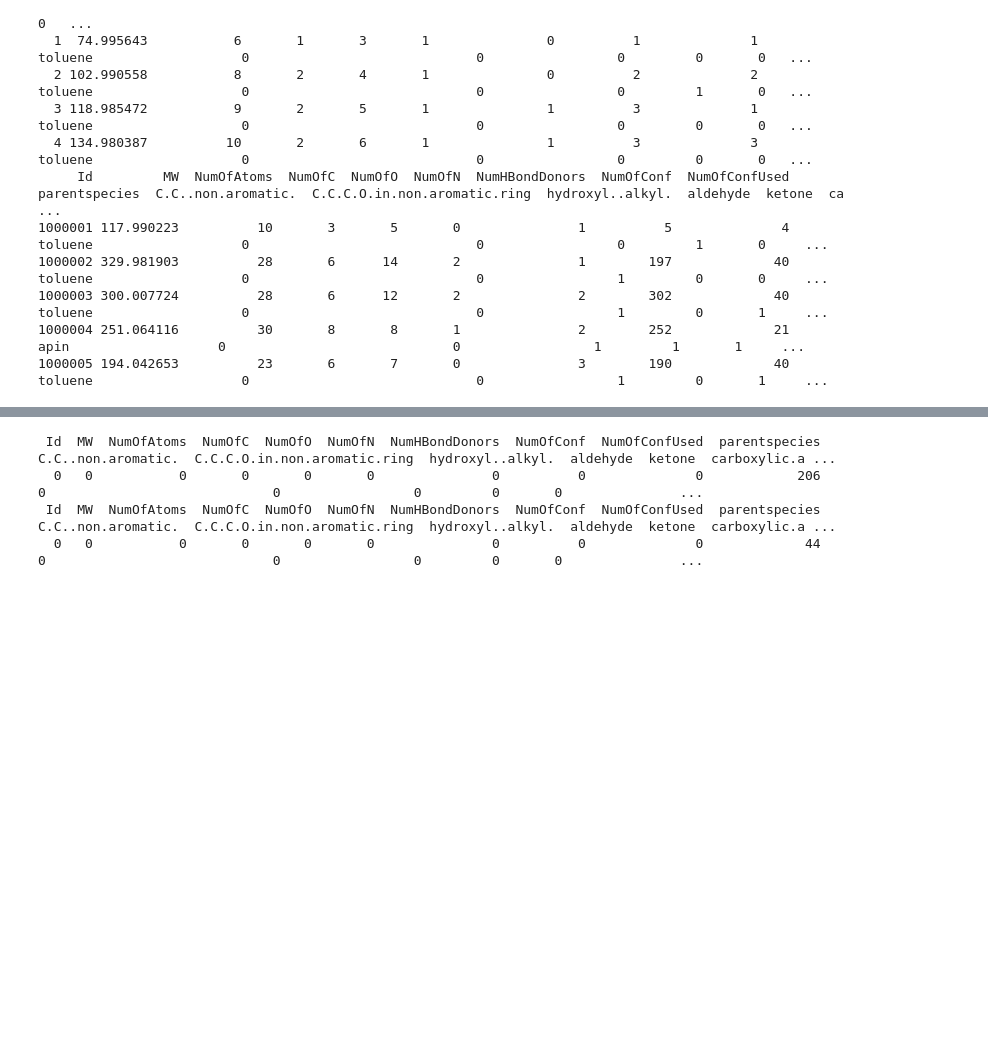
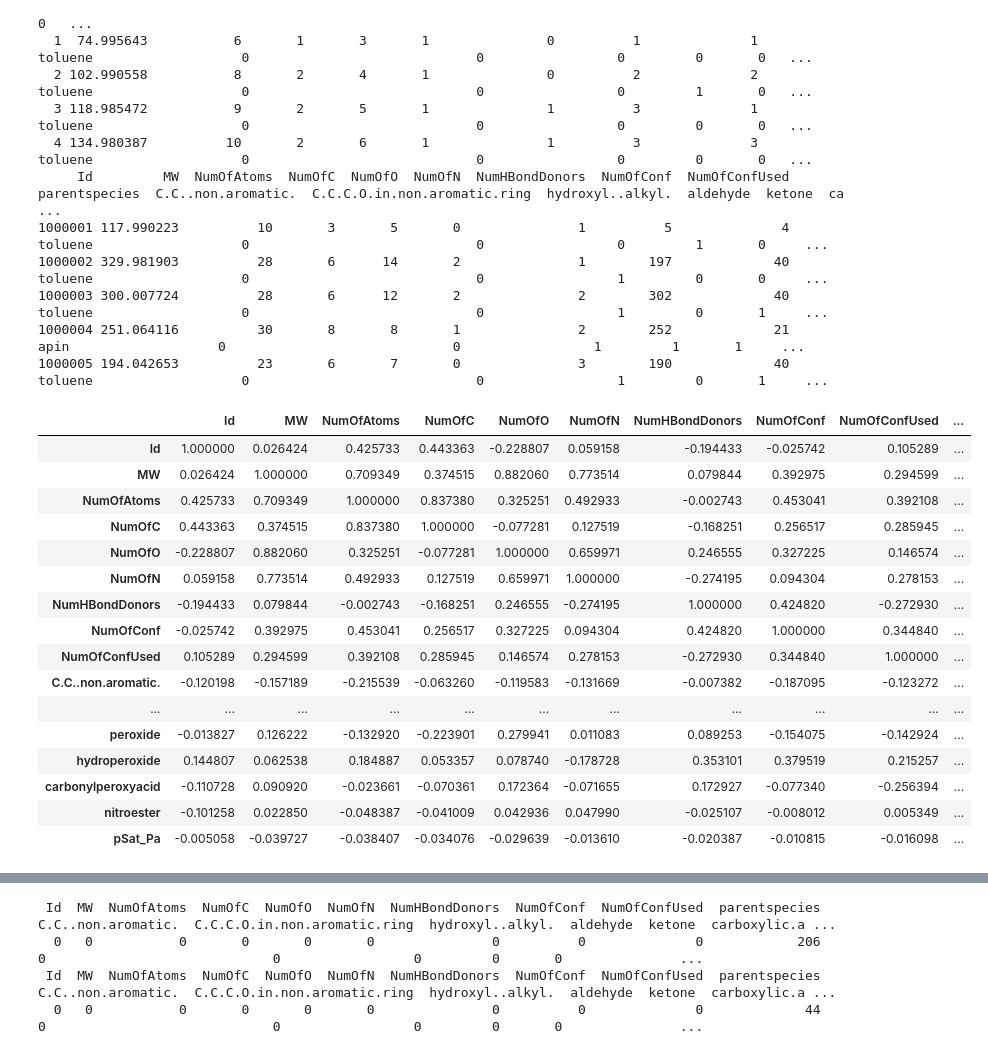
Before and after one commit to mventonen/ml-term-project, a Jupyter notebook: mlproject1.ipynb, the cells around one changed output, grey strips where cells are left out. Saved outputs shown, nothing was run; the diff lists cells and outputs as text; code cells hidden in the pictures; blank space fills up the shorter version.

```diff
--- a/mlproject1.ipynb
+++ b/mlproject1.ipynb
@@ -28,3 +28,30 @@ print(test_df.head().to_string(index=False))
 1000003 300.007724          28       6      12       2               2        302             40       toluene                   0                             0                 1         0       1     ...
 1000004 251.064116          30       8       8       1               2        252             21          apin                   0                             0                 1         1       1     ...
 1000005 194.042653          23       6       7       0               3        190             40       toluene                   0                             0                 1         0       1     ...
+# %%
+# Check correlation matrix train
+
+train_no_parent_species = train_df.drop("parentspecies",axis=1)
+
+rs = np.random.RandomState(0)
+df = pd.DataFrame(rs.rand(10, 10))
+corr = train_no_parent_species.corr()
+corr.style.background_gradient(cmap='coolwarm')
+# %% [output]
+|  | Id | MW | NumOfAtoms | NumOfC | NumOfO | NumOfN | NumHBondDonors | NumOfConf | NumOfConfUsed | ... |
+| Id | 1.000000 | 0.026424 | 0.425733 | 0.443363 | -0.228807 | 0.059158 | -0.194433 | -0.025742 | 0.105289 | ... |
+| MW | 0.026424 | 1.000000 | 0.709349 | 0.374515 | 0.882060 | 0.773514 | 0.079844 | 0.392975 | 0.294599 | ... |
+| NumOfAtoms | 0.425733 | 0.709349 | 1.000000 | 0.837380 | 0.325251 | 0.492933 | -0.002743 | 0.453041 | 0.392108 | ... |
+| NumOfC | 0.443363 | 0.374515 | 0.837380 | 1.000000 | -0.077281 | 0.127519 | -0.168251 | 0.256517 | 0.285945 | ... |
+| NumOfO | -0.228807 | 0.882060 | 0.325251 | -0.077281 | 1.000000 | 0.659971 | 0.246555 | 0.327225 | 0.146574 | ... |
+| NumOfN | 0.059158 | 0.773514 | 0.492933 | 0.127519 | 0.659971 | 1.000000 | -0.274195 | 0.094304 | 0.278153 | ... |
+| NumHBondDonors | -0.194433 | 0.079844 | -0.002743 | -0.168251 | 0.246555 | -0.274195 | 1.000000 | 0.424820 | -0.272930 | ... |
+| NumOfConf | -0.025742 | 0.392975 | 0.453041 | 0.256517 | 0.327225 | 0.094304 | 0.424820 | 1.000000 | 0.344840 | ... |
+| NumOfConfUsed | 0.105289 | 0.294599 | 0.392108 | 0.285945 | 0.146574 | 0.278153 | -0.272930 | 0.344840 | 1.000000 | ... |
+| C.C..non.aromatic. | -0.120198 | -0.157189 | -0.215539 | -0.063260 | -0.119583 | -0.131669 | -0.007382 | -0.187095 | -0.123272 | ... |
+| ... | ... | ... | ... | ... | ... | ... | ... | ... | ... | ... |
+| peroxide | -0.013827 | 0.126222 | -0.132920 | -0.223901 | 0.279941 | 0.011083 | 0.089253 | -0.154075 | -0.142924 | ... |
+| hydroperoxide | 0.144807 | 0.062538 | 0.184887 | 0.053357 | 0.078740 | -0.178728 | 0.353101 | 0.379519 | 0.215257 | ... |
+| carbonylperoxyacid | -0.110728 | 0.090920 | -0.023661 | -0.070361 | 0.172364 | -0.071655 | 0.172927 | -0.077340 | -0.256394 | ... |
+| nitroester | -0.101258 | 0.022850 | -0.048387 | -0.041009 | 0.042936 | 0.047990 | -0.025107 | -0.008012 | 0.005349 | ... |
+| pSat_Pa | -0.005058 | -0.039727 | -0.038407 | -0.034076 | -0.029639 | -0.013610 | -0.020387 | -0.010815 | -0.016098 | ... |
```
Also changed, not shown: parts of 6 cells of this notebook.
